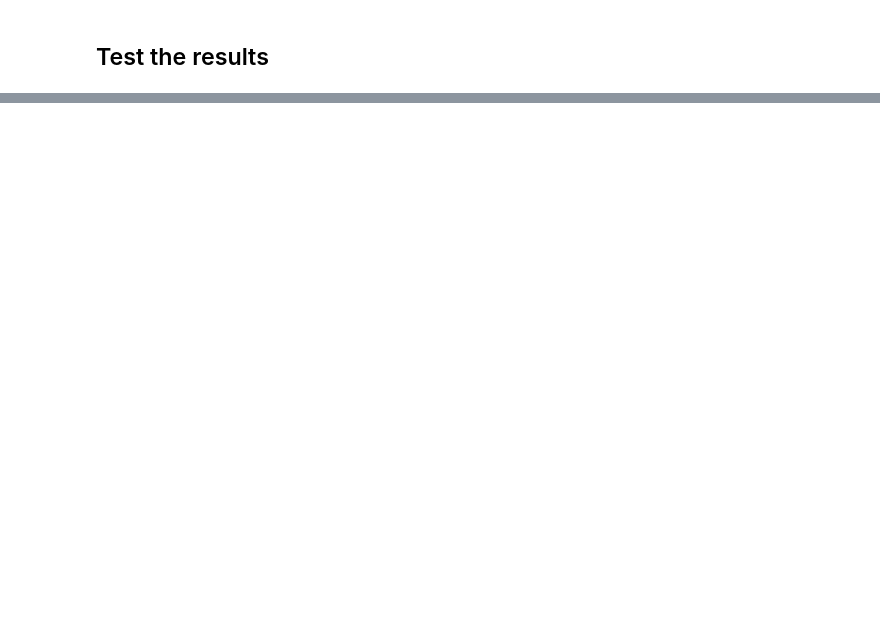
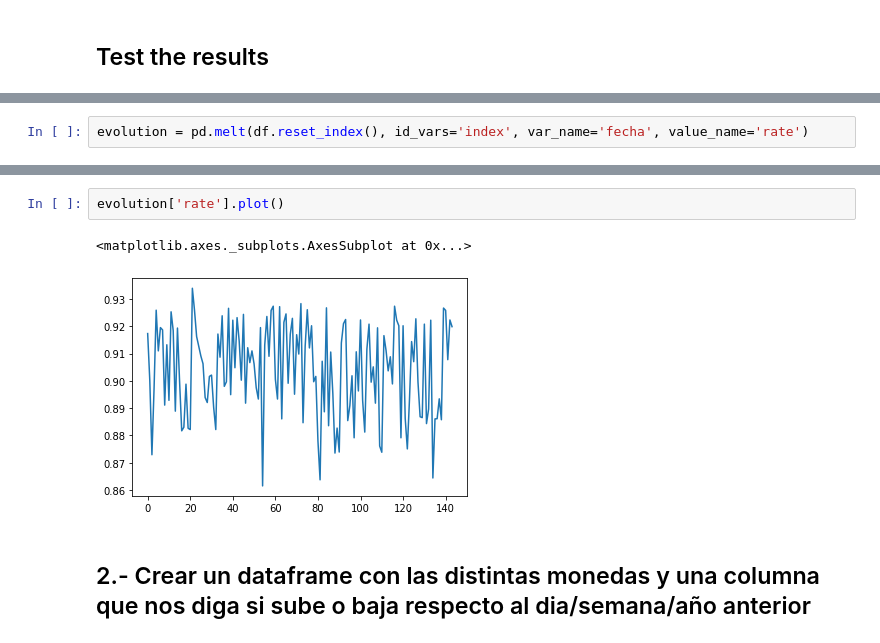
Before and after one commit to ironhack-bcn-data-pt/notebooks, a Jupyter notebook: 6.2.1.Api_exchange.ipynb, the cells around one changed output, grey strips where cells are left out. Drawn from its saved outputs; the diff is of its cells as text; blank space fills up the shorter version.

```diff
--- a/6.2.1.Api_exchange.ipynb
+++ b/6.2.1.Api_exchange.ipynb
@@ -35,0 +198,2 @@ print(f'{cantidad_en_euros} dolares canadiendes son {cantidad_en_dolares:.2f} d
+# %%
+evolution = pd.melt(df.reset_index(), id_vars='index', var_name='fecha', value_name='rate')
@@ -35,0 +216,7 @@ print(f'{cantidad_en_euros} dolares canadiendes son {cantidad_en_dolares:.2f} d
+# %%
+evolution['rate'].plot()
+# %% [output]
+<matplotlib.axes._subplots.AxesSubplot at 0x...>
+[figure, added]
+# %% [markdown]
+## 2.- Crear un dataframe con las distintas monedas y una columna que nos diga si sube o baja respecto al dia/semana/año anterior
```
Also changed, not shown: parts of 48 cells of this notebook.
